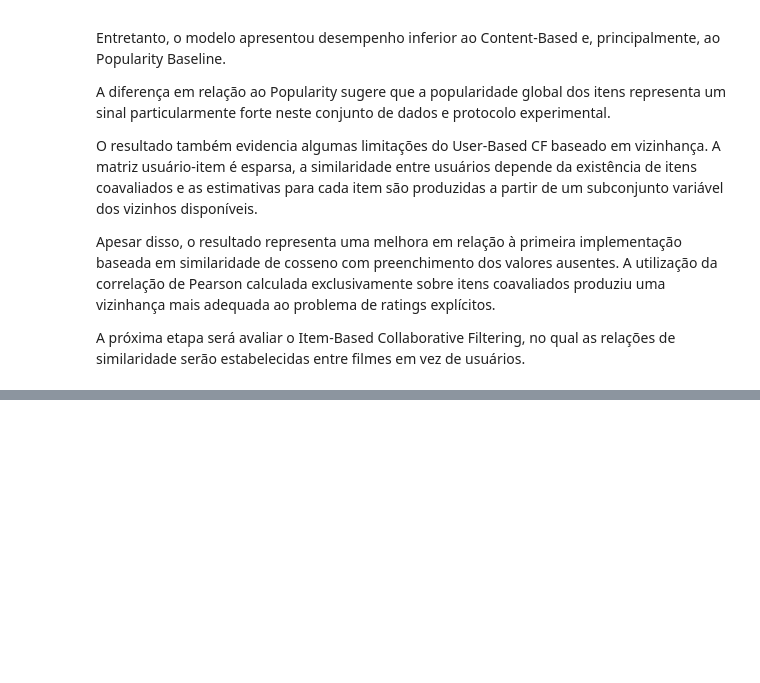
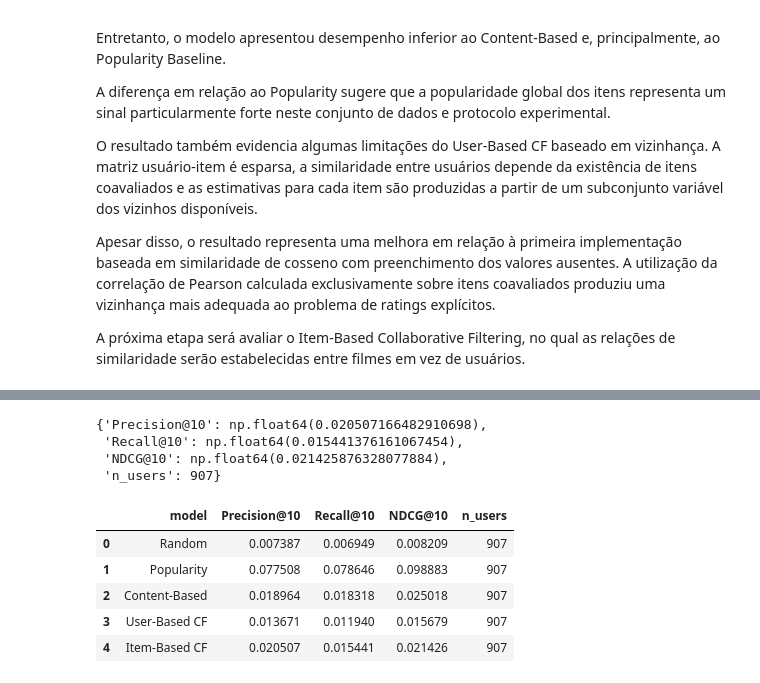
Before and after one commit to angeruzzi/recommender_system_movielens, a Jupyter notebook: 05_collaborative_filtering.ipynb, the cells around one changed output, grey strips where cells are left out. Cells and saved outputs as stored; diff of their text form; code cells hidden in the pictures; blank space fills up the shorter version.

```diff
--- a/05_collaborative_filtering.ipynb
+++ b/05_collaborative_filtering.ipynb
@@ -555,0 +1001,14 @@ A próxima etapa será avaliar o Item-Based Collaborative Filtering, no qual as
+# %%
+user_id = evaluation_users[0]
+
+item_scores = predict_item_based_scores(
+    user_id=user_id,
+    centered_matrix=centered_matrix,
+    user_means=user_means,
+    similarity_matrix=item_similarity_weighted,
+    train_catalog=train_catalog,
+    seen_items=seen_items,
+    min_neighbor_items=MIN_NEIGHBOR_ITEMS
+)
+
+item_scores.head(10)
@@ -555,0 +1093,31 @@ A próxima etapa será avaliar o Item-Based Collaborative Filtering, no qual as
+# %%
+item_cf_results, item_cf_summary = (
+    utils.evaluate_recommendations(
+        recommendations=item_cf_recommendations,
+        ground_truth=ground_truth,
+        k=K
+    )
+)
+
+item_cf_summary
+# %% [output]
+{'Precision@10': np.float64(0.020507166482910698),
+ 'Recall@10': np.float64(0.015441376161067454),
+ 'NDCG@10': np.float64(0.021425876328077884),
+ 'n_users': 907}
+# %%
+comparison2 = utils.add_model_result(
+    results_df=comparison,
+    model_name="Item-Based CF",
+    summary=item_cf_summary,
+    k=K
+)
+
+comparison2
+# %% [output]
+|  | model | Precision@10 | Recall@10 | NDCG@10 | n_users |
+| 0 | Random | 0.007387 | 0.006949 | 0.008209 | 907 |
+| 1 | Popularity | 0.077508 | 0.078646 | 0.098883 | 907 |
+| 2 | Content-Based | 0.018964 | 0.018318 | 0.025018 | 907 |
+| 3 | User-Based CF | 0.013671 | 0.011940 | 0.015679 | 907 |
+| 4 | Item-Based CF | 0.020507 | 0.015441 | 0.021426 | 907 |
```
Also changed, not shown: parts of 27 cells of this notebook.
